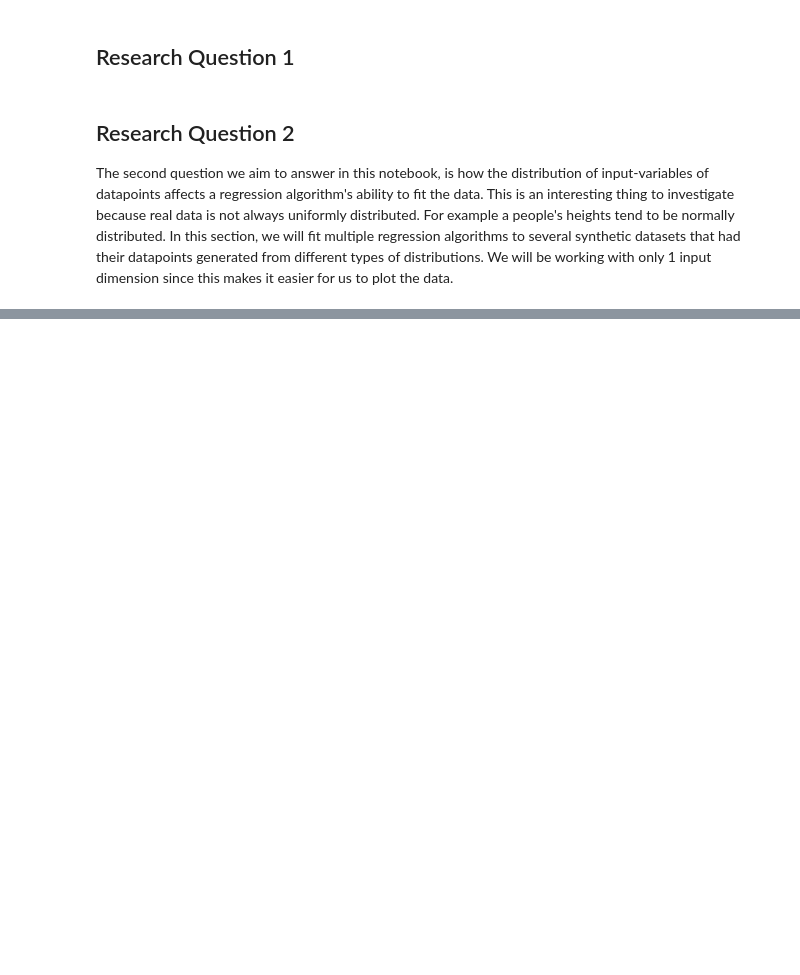
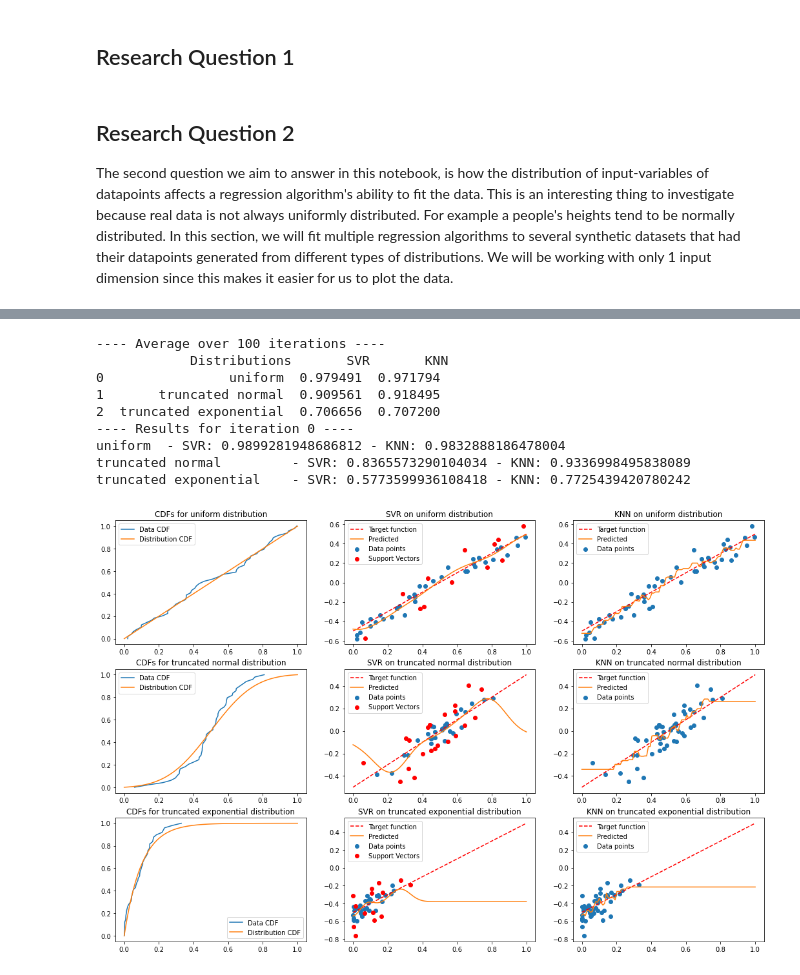
Before and after one commit to OlivierDelattre/SFoML_project, a Jupyter notebook: project.ipynb, the cells around one changed output, grey strips where cells are left out. Cells and saved outputs as stored; diff of their text form; code cells hidden in the pictures; blank space fills up the shorter version.

```diff
--- a/project.ipynb
+++ b/project.ipynb
@@ -171,0 +284,37 @@ run_regression_experiment(target_function, xdistr, 50, LinearRegression(), [ax1,
+# %%
+def plot_iteration_results(iteration_results):
+    nrows, ncols = 3, 3
+    fig, axss = plt.subplots(3, 3)
+    multiply_fig_size(fig, nrows, ncols)
+    plot_results(iteration_results, axss)
+
+    for distr_name, result in iteration_results.items():
+        print(f"{distr_name}\t - SVR: {result['svr_score']} - KNN: {result['knn_score']}")
+
+def average_results(results):
+    scores = [
+        [[result[distr_name]['svr_score'], result[distr_name]['knn_score']] for distr_name in distr_names] for result in results
+    ]
+    scores = np.array(scores).mean(axis=0)
+    df = pd.DataFrame(scores, columns=["SVR", "KNN"])
+    df["Distributions"] = distr_names
+    df = df[["Distributions", "SVR", "KNN"]]
+    return df
+
+df = average_results(results)
+
+print(f"---- Average over {len(results)} iterations ----\n", df)
+chosen_iteration = 0
+print(f"---- Results for iteration {chosen_iteration} ----")
+plot_iteration_results(results[0])
+# %% [output]
+---- Average over 100 iterations ----
+            Distributions       SVR       KNN
+0                uniform  0.979491  0.971794
+1       truncated normal  0.909561  0.918495
+2  truncated exponential  0.706656  0.707200
+---- Results for iteration 0 ----
+uniform  - SVR: 0.9899281948686812 - KNN: 0.9832888186478004
+truncated normal         - SVR: 0.8365573290104034 - KNN: 0.9336998495838089
+truncated exponential    - SVR: 0.5773599936108418 - KNN: 0.7725439420780242
+[figure, added]
```
Also changed, not shown: parts of 14 cells of this notebook.
